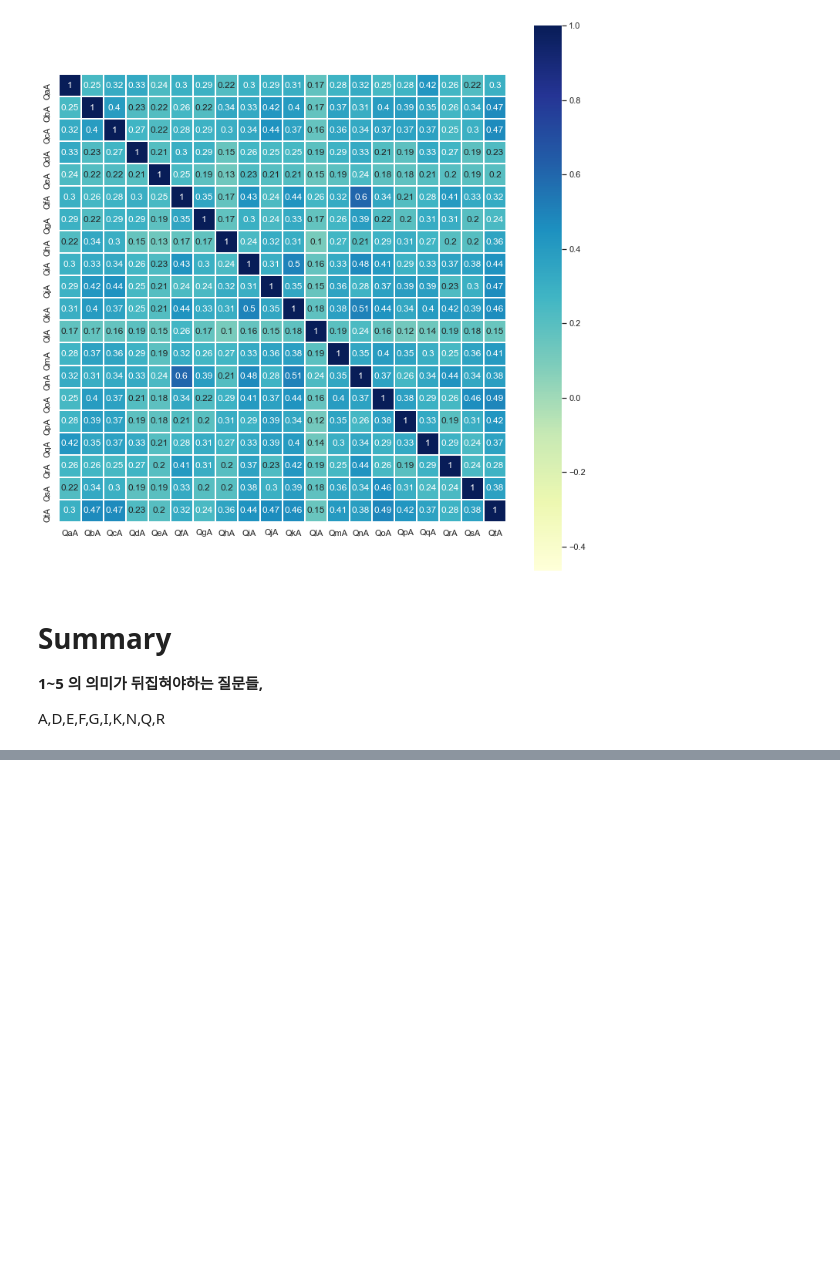
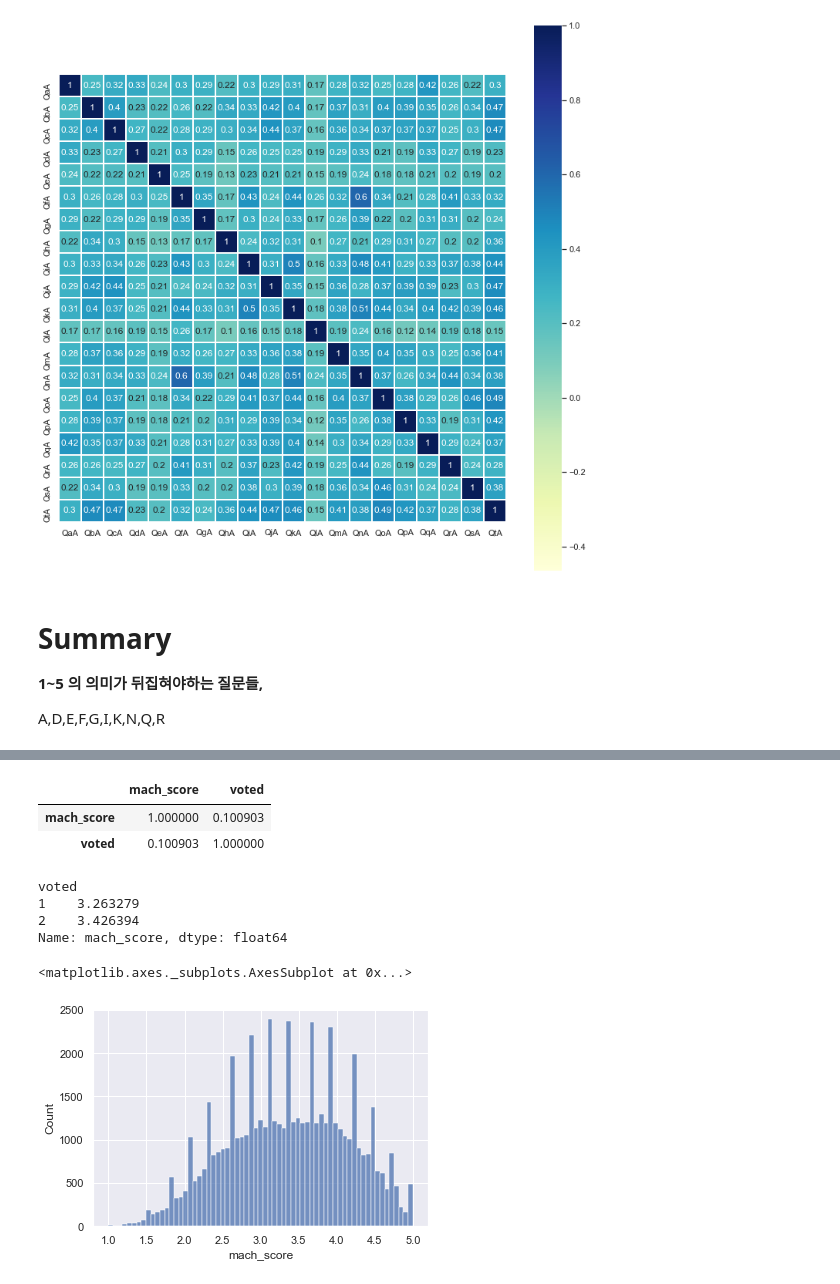
Before and after one commit to ineed-coffee/vote_prediction_from_Machiavellism_test, a Jupyter notebook: EDA/ Machiavellianism_score_feature.ipynb, the cells around one changed output, grey strips where cells are left out. Saved outputs shown, nothing was run; the diff lists cells and outputs as text; code cells hidden in the pictures; blank space fills up the shorter version.

```diff
--- a/EDA/ Machiavellianism_score_feature.ipynb
+++ b/EDA/ Machiavellianism_score_feature.ipynb
@@ -76,4 +75,4 @@ __1~5 의 의미가 뒤집혀야하는 질문들,__
 
 A,D,E,F,G,I,K,N,Q,R
 # %%
-question_data.mean(axis=1)
+data['mach_score'] = question_data.mean(axis=1)
@@ -92,0 +79,2 @@ Length: 56915, dtype: float64
+# %%
+data[total_negative_cols] = 6-data[total_negative_cols]
@@ -92,0 +118,18 @@ Length: 56915, dtype: float64
+# %%
+train[['mach_score','voted']].corr(method='spearman')
+# %% [output]
+|  | mach_score | voted |
+| mach_score | 1.000000 | 0.100903 |
+| voted | 0.100903 | 1.000000 |
+# %%
+train.groupby(['voted'])['mach_score'].mean()
+# %% [output]
+voted
+1    3.263279
+2    3.426394
+Name: mach_score, dtype: float64
+# %%
+sns.histplot(data=data,x='mach_score')
+# %% [output]
+<matplotlib.axes._subplots.AxesSubplot at 0x...>
+[figure, added]
```
Also changed, not shown: parts of 11 cells of this notebook, 1 other file.
